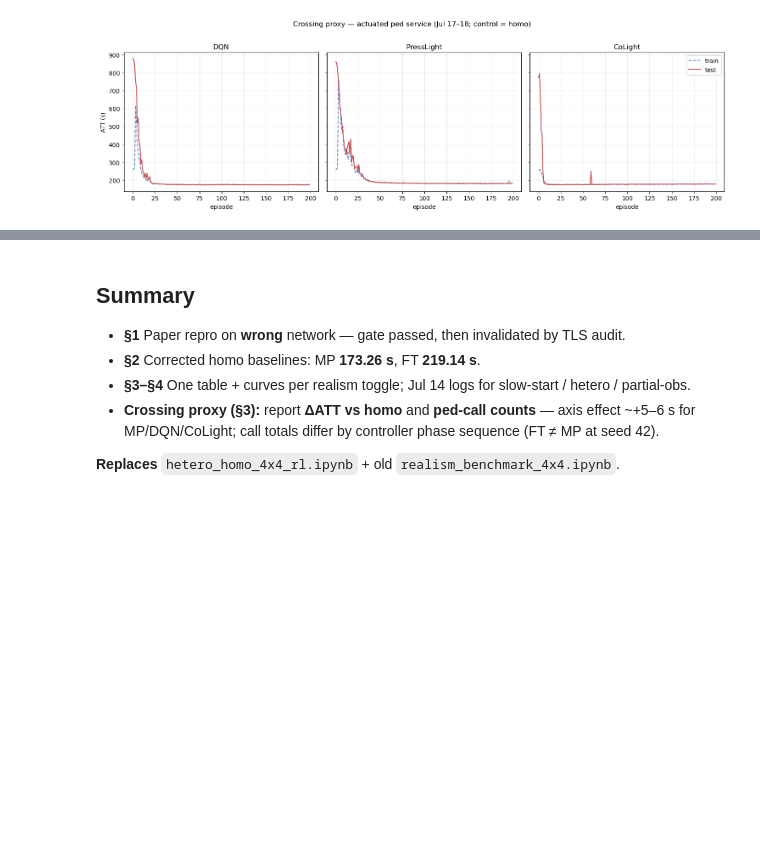
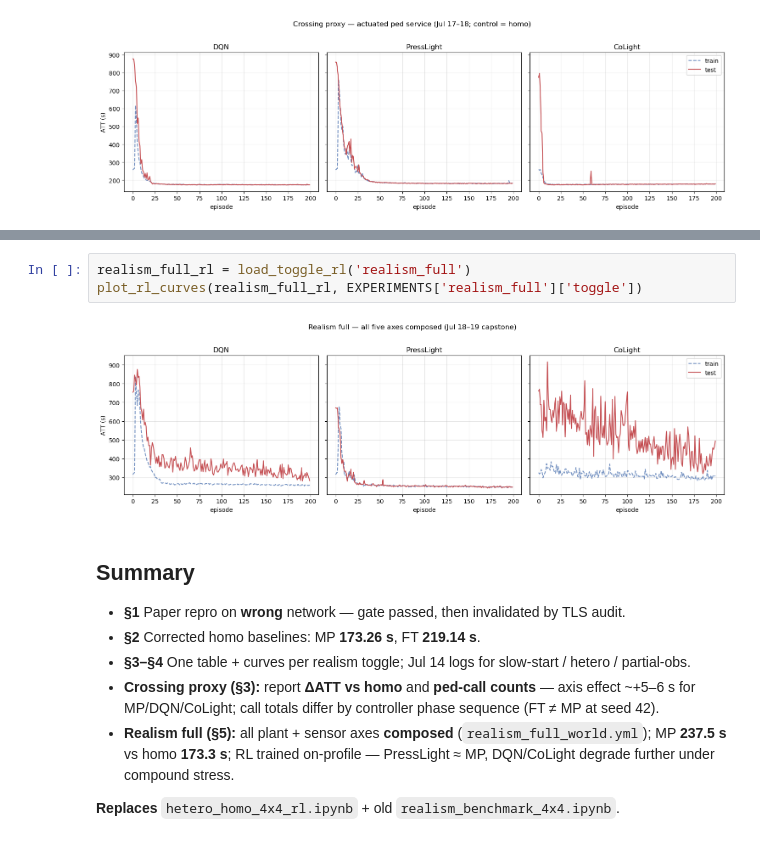
Before and after one commit to sal0-h/LibSignal, a Jupyter notebook: result_analysis/realism_benchmark_4x4.ipynb, the cells around one changed output, grey strips where cells are left out. Saved outputs shown, nothing was run; the diff lists cells and outputs as text; blank space fills up the shorter version.

Commit message:
Add OD-hub benchmark notebook and update realism/OD analysis docs. Document demand+realism_full results, interpretation, and figures for grid4x4 seed 42.

```diff
--- a/result_analysis/realism_benchmark_4x4.ipynb
+++ b/result_analysis/realism_benchmark_4x4.ipynb
@@ -460,3 +554,8 @@ plot_rl_curves(crossing_rl, EXPERIMENTS['crossing_proxy']['toggle'])
+# %%
+realism_full_rl = load_toggle_rl('realism_full')
+plot_rl_curves(realism_full_rl, EXPERIMENTS['realism_full']['toggle'])
+# %% [output]
+[figure, added]
 # %% [markdown]
 ## Summary
 
@@ -464,5 +563,6 @@ plot_rl_curves(crossing_rl, EXPERIMENTS['crossing_proxy']['toggle'])
 - **§2** Corrected homo baselines: MP **173.26 s**, FT **219.14 s**.
 - **§3–§4** One table + curves per realism toggle; Jul 14 logs for slow-start / hetero / partial-obs.
 - **Crossing proxy (§3):** report **ΔATT vs homo** and **ped-call counts** — axis effect ~+5–6 s for MP/DQN/CoLight; call totals differ by controller phase sequence (FT ≠ MP at seed 42).
+- **Realism full (§5):** all plant + sensor axes **composed** (`realism_full_world.yml`); MP **237.5 s** vs homo **173.3 s**; RL trained on-profile — PressLight ≈ MP, DQN/CoLight degrade further under compound stress.
 
 **Replaces** `hetero_homo_4x4_rl.ipynb` + old `realism_benchmark_4x4.ipynb`.
```
Also changed, not shown: parts of 4 cells of this notebook, 1 other file.
